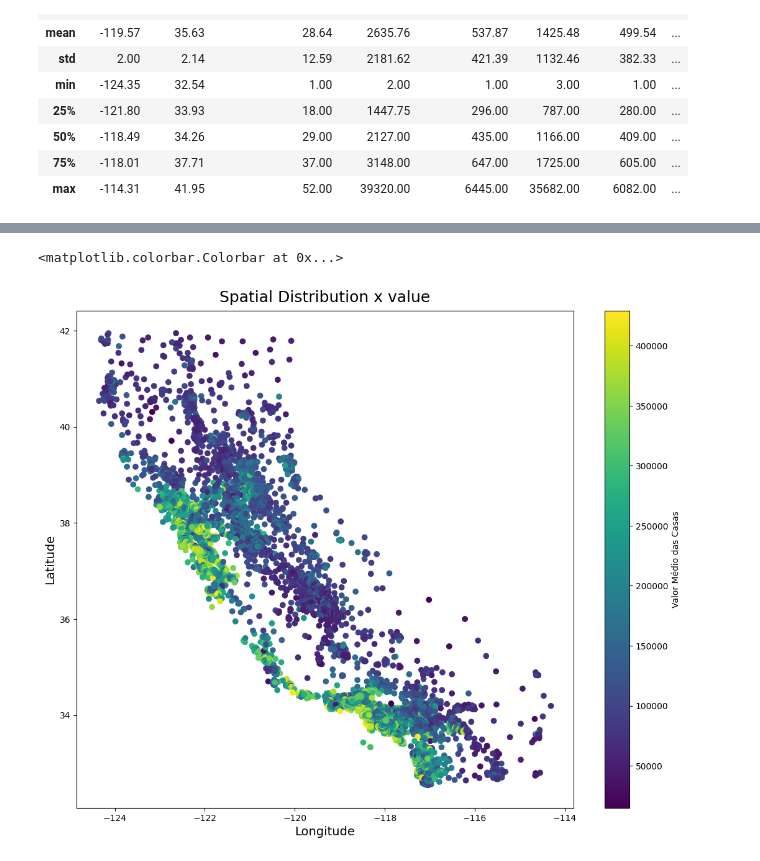
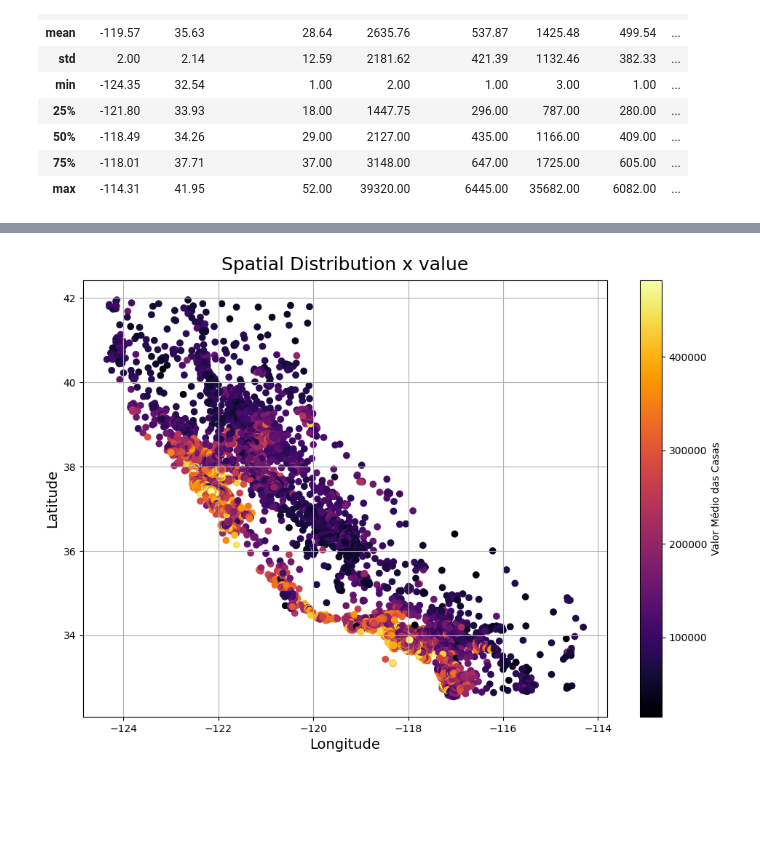
Before and after one commit to AraujoTT/RegLinear_CA_house_price, a Jupyter notebook: main.ipynb, the cells around one changed output, grey strips where cells are left out. Drawn from its saved outputs; the diff is of its cells as text; code cells hidden in the pictures; blank space fills up the shorter version.

```diff
--- a/main.ipynb
+++ b/main.ipynb
@@ -145,13 +145,13 @@ for box_elem in box['boxes']:
 # %%
-fig = plt.figure(figsize=(10,8))
+fig = plt.figure(figsize=(9,6))
 ax = fig.add_axes([0, 0, 1, 1])
 
-scat = plt.scatter(df['longitude'], df['latitude'], c=df['median_house_value'], cmap='viridis', marker='o')
+scat = plt.scatter(df['longitude'], df['latitude'], c=df['median_house_value'], cmap='inferno', marker='o')
 
 ax.set_title('Spatial Distribution x value', fontsize= 18, pad=10)
 ax.set_xlabel('Longitude', fontsize=14)
 ax.set_ylabel('Latitude', fontsize=14)
 plt.colorbar(scat, label='Valor Médio das Casas')
+ax.grid(True)
 # %% [output]
-<matplotlib.colorbar.Colorbar at 0x...>
-[figure, old version]
+[figure, new version]
```
Also changed, not shown: parts of 3 cells of this notebook.
